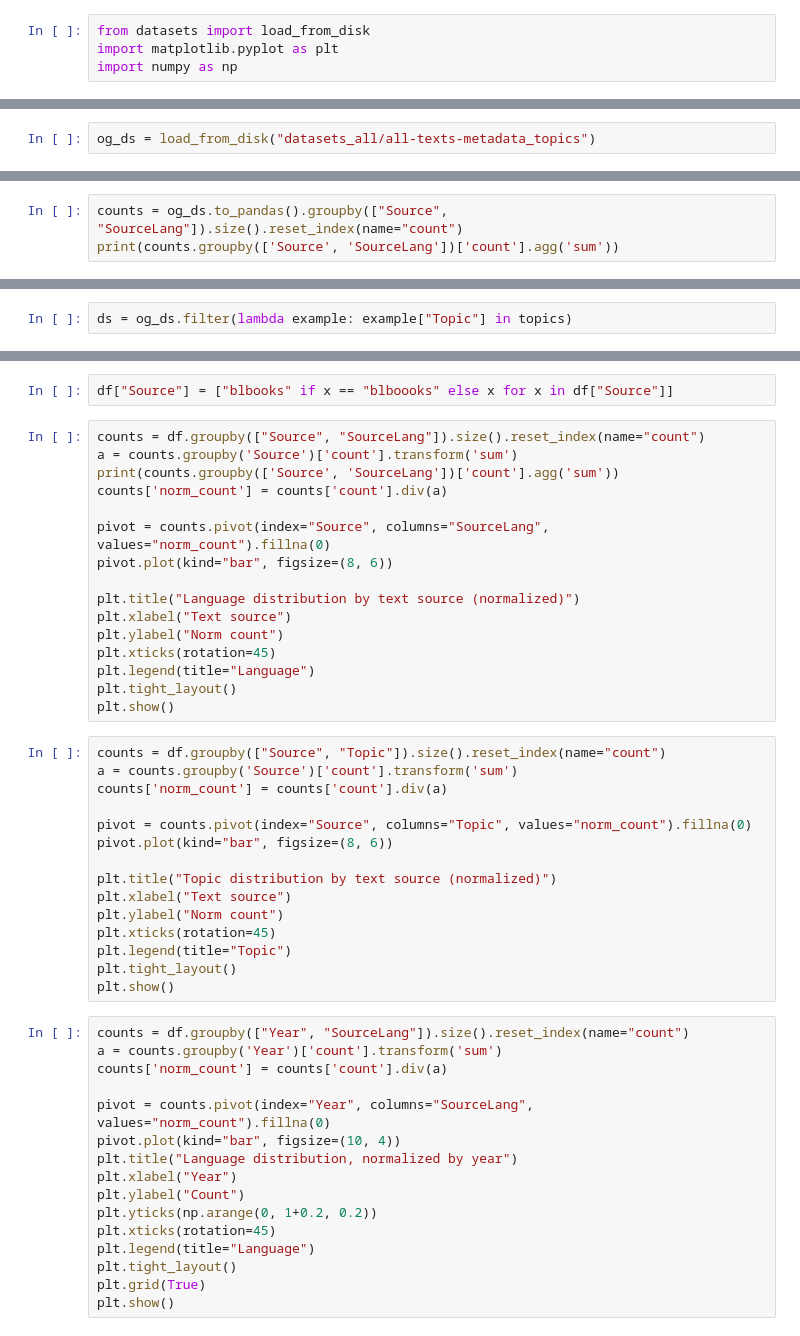
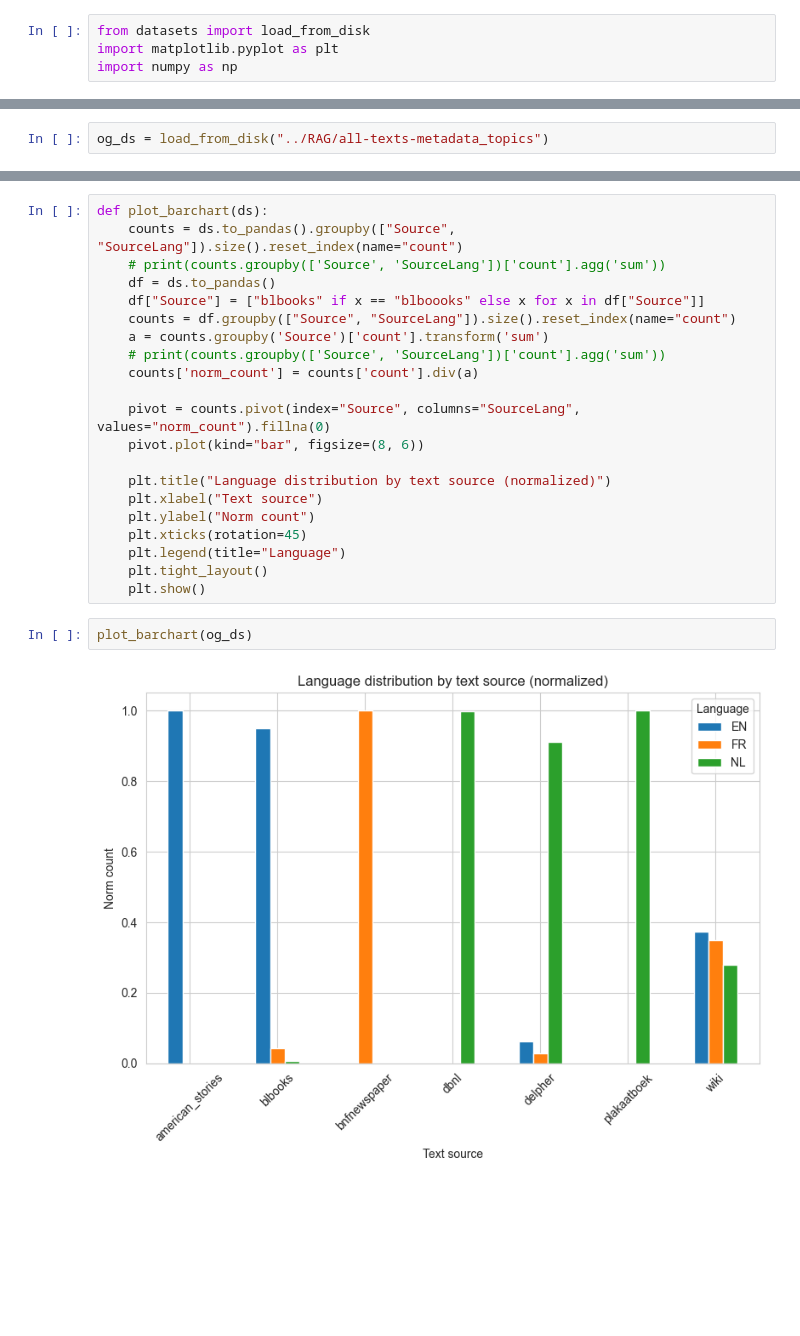
Before and after one commit to imruhi/perspectiveRAG, a Jupyter notebook: data/viz_data.ipynb, the cells around one changed output, grey strips where cells are left out. Cells and saved outputs as stored; diff of their text form; blank space fills up the shorter version.

```diff
--- a/data/viz_data.ipynb
+++ b/data/viz_data.ipynb
@@ -5,2 +7,2 @@ import numpy as np
 # %%
-og_ds = load_from_disk("datasets_all/all-texts-metadata_topics")
+og_ds = load_from_disk("../RAG/all-texts-metadata_topics")
@@ -11,3 +8,0 @@ len(og_ds["CleanedText"][9].split(" "))
-# %%
-counts = og_ds.to_pandas().groupby(["Source", "SourceLang"]).size().reset_index(name="count")
-print(counts.groupby(['Source', 'SourceLang'])['count'].agg('sum'))
@@ -18,2 +8,0 @@ topics = [89, 92, 135]
-# %%
-ds = og_ds.filter(lambda example: example["Topic"] in topics)
@@ -27,49 +26,25 @@ df = ds.to_pandas()
-# %%
-df["Source"] = ["blbooks" if x == "blboooks" else x for x in df["Source"]]
 # %%
-counts = df.groupby(["Source", "SourceLang"]).size().reset_index(name="count")
-a = counts.groupby('Source')['count'].transform('sum')
-print(counts.groupby(['Source', 'SourceLang'])['count'].agg('sum'))
-counts['norm_count'] = counts['count'].div(a)
+def plot_barchart(ds):
+    counts = ds.to_pandas().groupby(["Source", "SourceLang"]).size().reset_index(name="count")
+    # print(counts.groupby(['Source', 'SourceLang'])['count'].agg('sum'))
+    df = ds.to_pandas()
+    df["Source"] = ["blbooks" if x == "blboooks" else x for x in df["Source"]]
+    counts = df.groupby(["Source", "SourceLang"]).size().reset_index(name="count")
+    a = counts.groupby('Source')['count'].transform('sum')
+    # print(counts.groupby(['Source', 'SourceLang'])['count'].agg('sum'))
+    counts['norm_count'] = counts['count'].div(a)
 
-pivot = counts.pivot(index="Source", columns="SourceLang", values="norm_count").fillna(0)
-pivot.plot(kind="bar", figsize=(8, 6))
+    pivot = counts.pivot(index="Source", columns="SourceLang", values="norm_count").fillna(0)
+    pivot.plot(kind="bar", figsize=(8, 6))
 
-plt.title("Language distribution by text source (normalized)")
-plt.xlabel("Text source")
-plt.ylabel("Norm count")
-plt.xticks(rotation=45)
-plt.legend(title="Language")
-plt.tight_layout()
-plt.show()
+    plt.title("Language distribution by text source (normalized)")
+    plt.xlabel("Text source")
+    plt.ylabel("Norm count")
+    plt.xticks(rotation=45)
+    plt.legend(title="Language")
+    plt.tight_layout()
+    plt.show()
-# %%
-counts = df.groupby(["Source", "Topic"]).size().reset_index(name="count")
-a = counts.groupby('Source')['count'].transform('sum')
-counts['norm_count'] = counts['count'].div(a)
-
-pivot = counts.pivot(index="Source", columns="Topic", values="norm_count").fillna(0)
-pivot.plot(kind="bar", figsize=(8, 6))
-
-plt.title("Topic distribution by text source (normalized)")
-plt.xlabel("Text source")
-plt.ylabel("Norm count")
-plt.xticks(rotation=45)
-plt.legend(title="Topic")
-plt.tight_layout()
-plt.show()
-# %%
-counts = df.groupby(["Year", "SourceLang"]).size().reset_index(name="count")
-a = counts.groupby('Year')['count'].transform('sum')
-counts['norm_count'] = counts['count'].div(a)
-
-pivot = counts.pivot(index="Year", columns="SourceLang", values="norm_count").fillna(0)
-pivot.plot(kind="bar", figsize=(10, 4))
-plt.title("Language distribution, normalized by year")
-plt.xlabel("Year")
-plt.ylabel("Count")
-plt.yticks(np.arange(0, 1+0.2, 0.2))
-plt.xticks(rotation=45)
-plt.legend(title="Language")
-plt.tight_layout()
-plt.grid(True)
-plt.show()
+# %%
+plot_barchart(og_ds)
+# %% [output]
+[figure, added]
```
Also changed, not shown: parts of 10 cells of this notebook, 4 other files.
